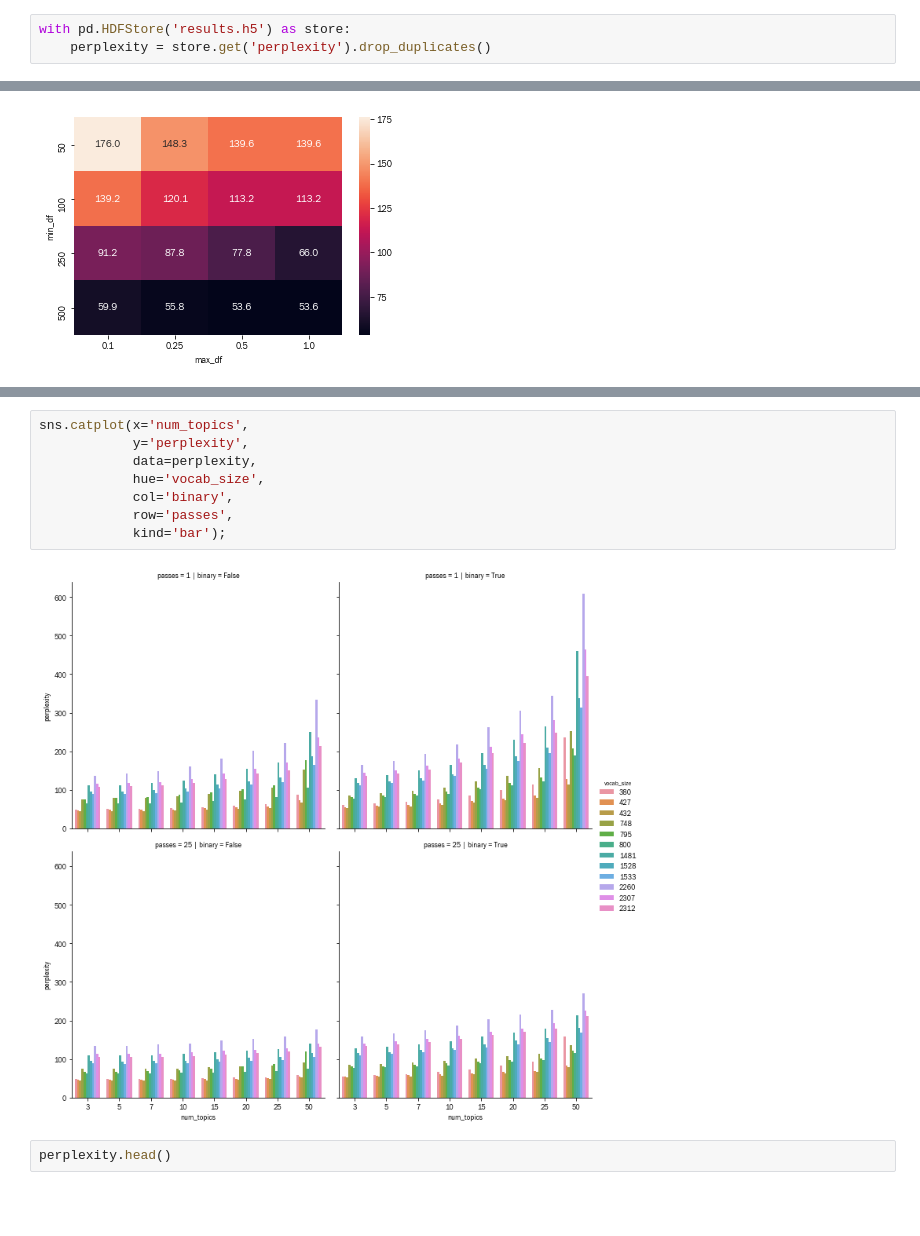
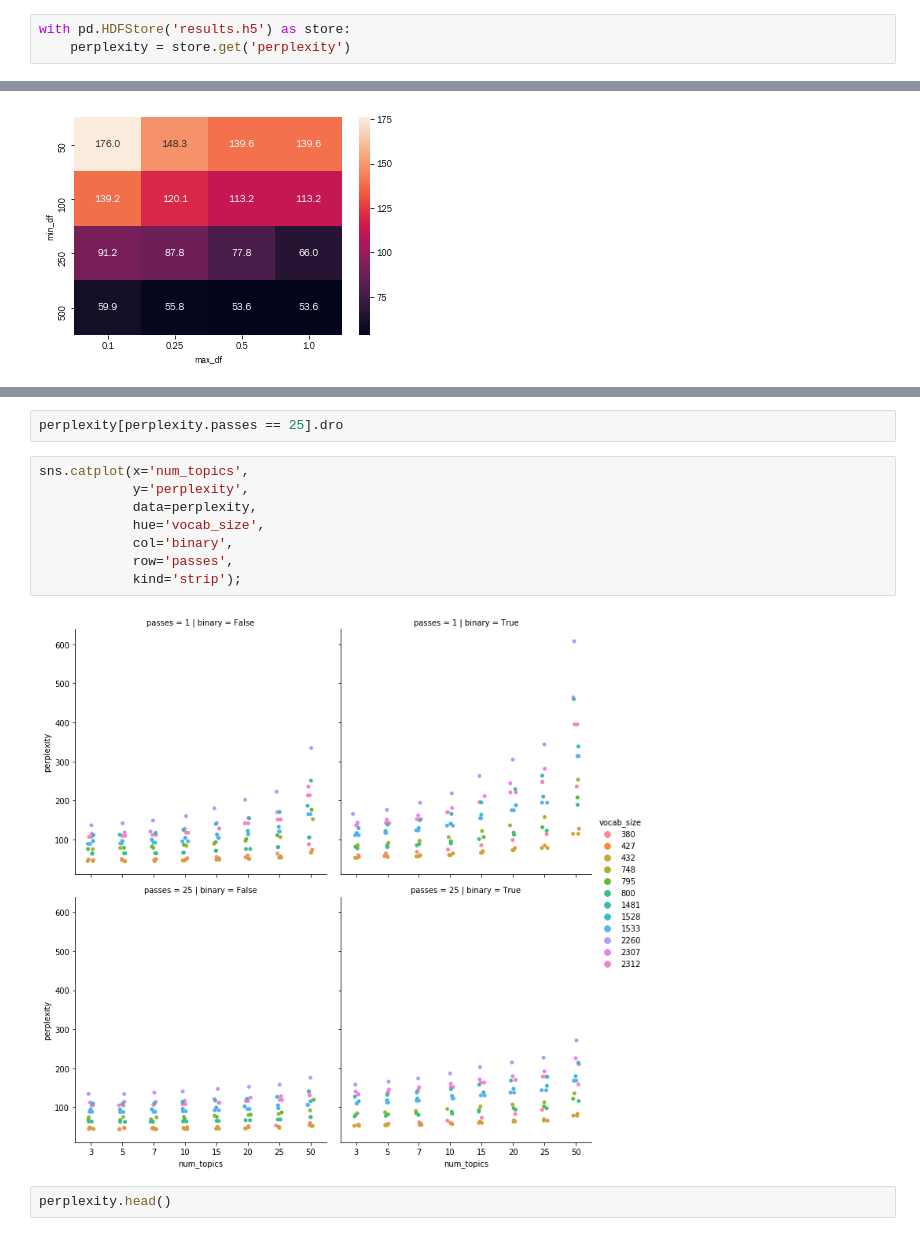
Before and after one commit to PaulClas/machine-learning-for-trading, a Jupyter notebook: 14_topic_modeling/earnings_calls/eval_experiment.ipynb, the cells around one changed output, grey strips where cells are left out. Drawn from its saved outputs; the diff is of its cells as text; blank space fills up the shorter version.

```diff
--- a/14_topic_modeling/earnings_calls/eval_experiment.ipynb
+++ b/14_topic_modeling/earnings_calls/eval_experiment.ipynb
@@ -11,7 +11,7 @@ import statsmodels.api as sm
 warnings.filterwarnings('ignore')
 # %%
 with pd.HDFStore('results.h5') as store:
-    perplexity = store.get('perplexity').drop_duplicates()
+    perplexity = store.get('perplexity')
 # %% [markdown]
 ## Perplexity
 # %%
@@ -47,13 +56,15 @@ sns.heatmap(perplexity.groupby(['min_df', 'max_df']).perplexity.median().unstack
+# %%
+perplexity[perplexity.passes == 25].dro
 # %%
 sns.catplot(x='num_topics',
             y='perplexity',
             data=perplexity,
             hue='vocab_size',
             col='binary',
             row='passes',
-            kind='bar');
+            kind='strip');
 # %% [output]
-[figure, old version]
+[figure, new version]
 # %%
 perplexity.head()
 # %% [output]
```
Also changed, not shown: parts of 4 cells of this notebook, 5 other files.
